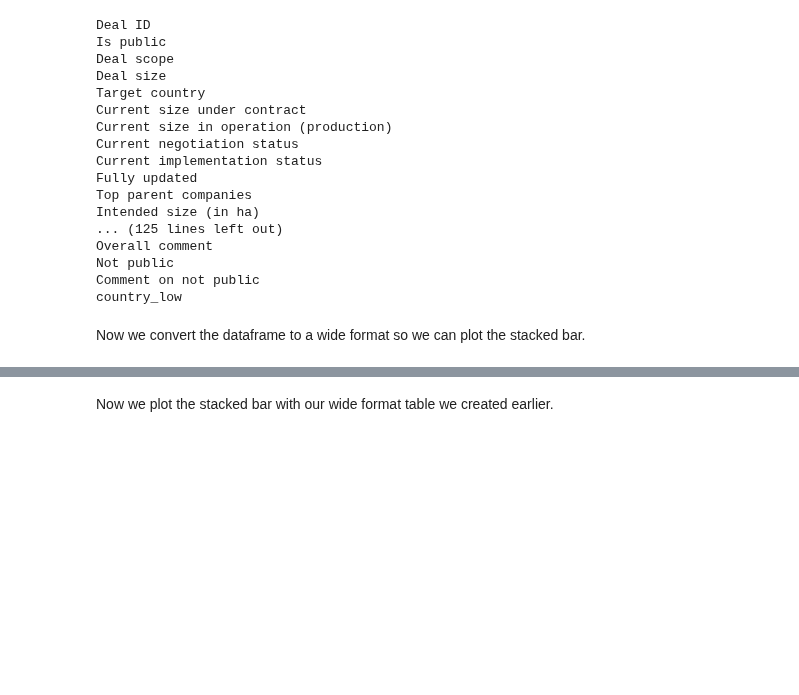
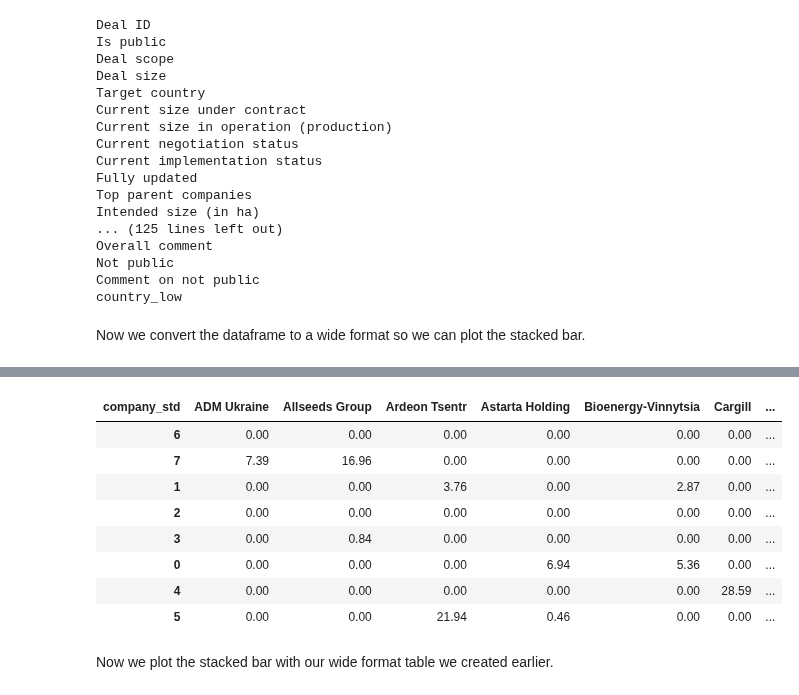
Before and after one commit to uchicago-dsi/oakland-institute-ukraine, a Jupyter notebook: notebooks/exports_oct22.ipynb, the cells around one changed output, grey strips where cells are left out. Saved outputs shown, nothing was run; the diff lists cells and outputs as text; code cells hidden in the pictures; blank space fills up the shorter version.

```diff
--- a/notebooks/exports_oct22.ipynb
+++ b/notebooks/exports_oct22.ipynb
@@ -454,3 +444,21 @@ pivot
+# %%
+percentages = pivot.copy()
+percentages = percentages.fillna(0)
+date = percentages["date"]
+percentage_df = percentages.drop(columns=["date"]).divide(percentages.drop(columns=["date"]).sum(axis=1), axis=0) * 100
+percentage_df = percentage_df.round(2)
+percentage_df["date"] = date
+percentage_df
+# %% [output]
+| company_std | ADM Ukraine | Allseeds Group | Ardeon Tsentr | Astarta Holding | Bioenergy-Vinnytsia | Cargill | ... |
+| 6 | 0.00 | 0.00 | 0.00 | 0.00 | 0.00 | 0.00 | ... |
+| 7 | 7.39 | 16.96 | 0.00 | 0.00 | 0.00 | 0.00 | ... |
+| 1 | 0.00 | 0.00 | 3.76 | 0.00 | 2.87 | 0.00 | ... |
+| 2 | 0.00 | 0.00 | 0.00 | 0.00 | 0.00 | 0.00 | ... |
+| 3 | 0.00 | 0.84 | 0.00 | 0.00 | 0.00 | 0.00 | ... |
+| 0 | 0.00 | 0.00 | 0.00 | 6.94 | 5.36 | 0.00 | ... |
+| 4 | 0.00 | 0.00 | 0.00 | 0.00 | 0.00 | 28.59 | ... |
+| 5 | 0.00 | 0.00 | 21.94 | 0.46 | 0.00 | 0.00 | ... |
 # %% [markdown]
 Now we plot the stacked bar with our wide format table we created earlier.
 # %%
```
Also changed, not shown: parts of 18 cells of this notebook.
